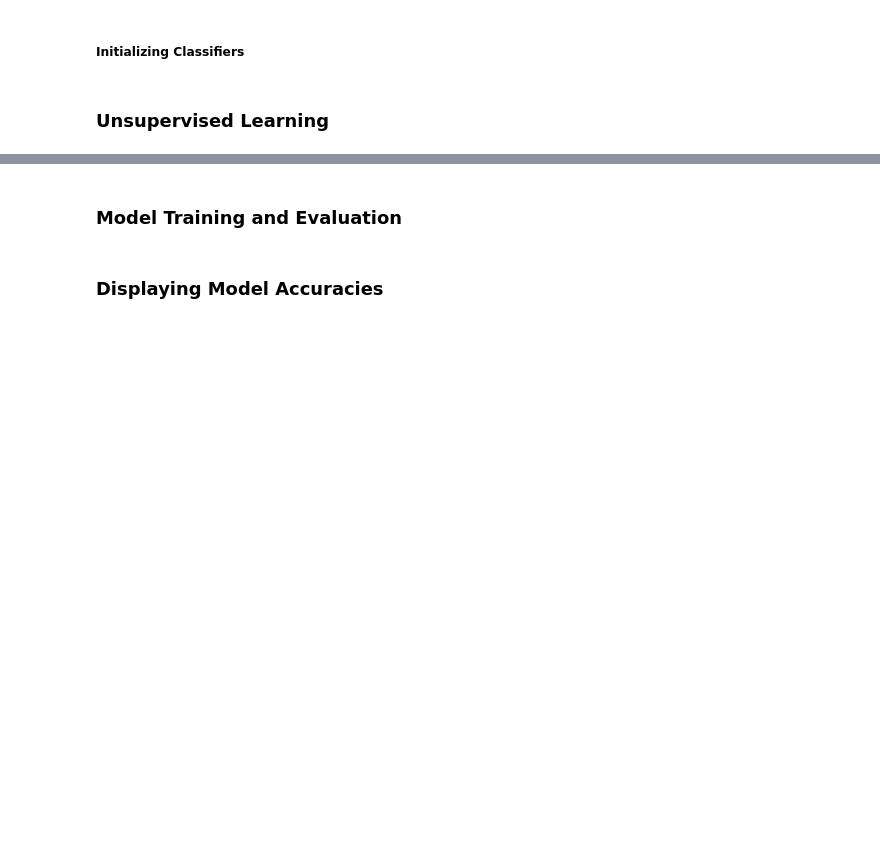
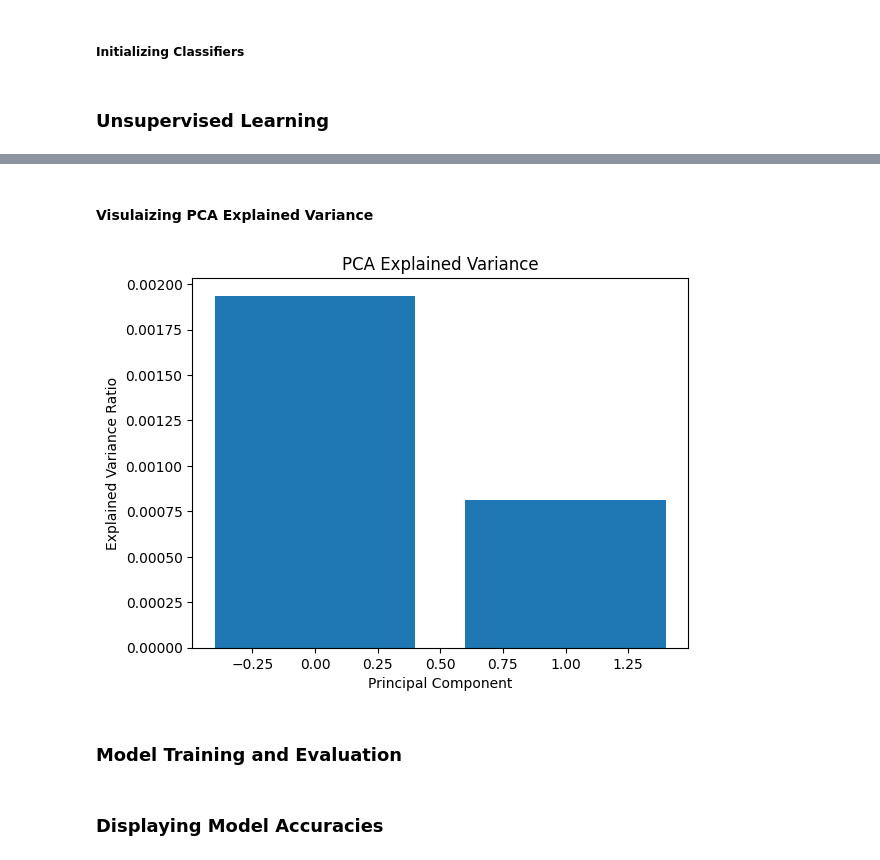
Before and after one commit to prerakl123/ML-Ops, a Jupyter notebook: Predicting Customer Churn in Telcom/Comparative_Analysis_of_Learning_Algorithms_for_Predicting_Customer_Churn.ipynb, the cells around one changed output, grey strips where cells are left out. Cells and saved outputs as stored; diff of their text form; code cells hidden in the pictures; blank space fills up the shorter version.

```diff
--- a/Predicting Customer Churn in Telcom/Comparative_Analysis_of_Learning_Algorithms_for_Predicting_Customer_Churn.ipynb
+++ b/Predicting Customer Churn in Telcom/Comparative_Analysis_of_Learning_Algorithms_for_Predicting_Customer_Churn.ipynb
@@ -365,3 +376,14 @@ pca_components = pca.fit_transform(X_train_scaled)
+# %% [markdown]
+#### Visulaizing PCA Explained Variance
+# %%
+explained_variance = pca.explained_variance_ratio_
+plt.bar(range(len(explained_variance)), explained_variance)
+plt.xlabel('Principal Component')
+plt.ylabel('Explained Variance Ratio')
+plt.title('PCA Explained Variance')
+plt.show()
+# %% [output]
+[figure, added]
 # %% [markdown]
 ### Model Training and Evaluation
 # %%
```
Also changed, not shown: parts of 2 cells of this notebook.
